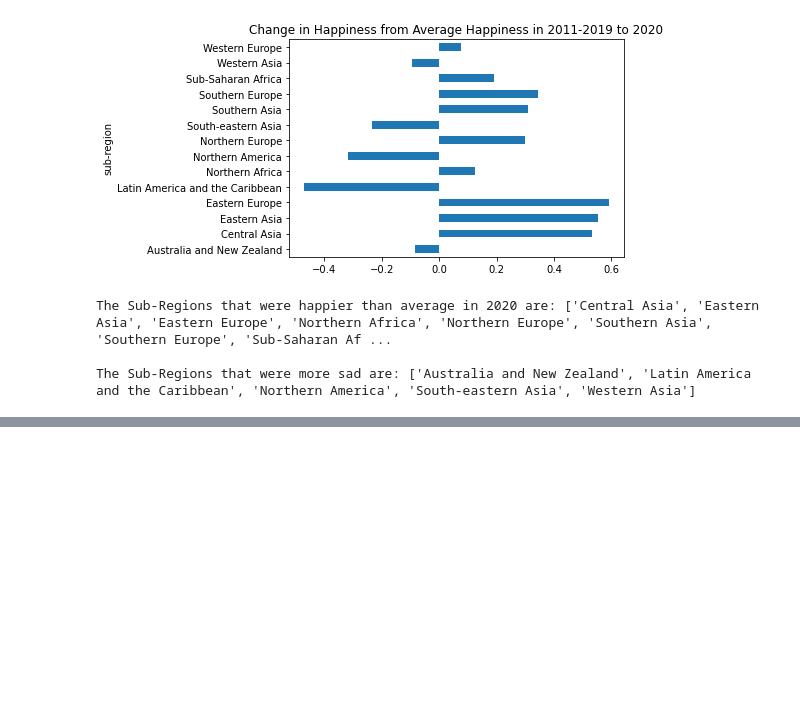
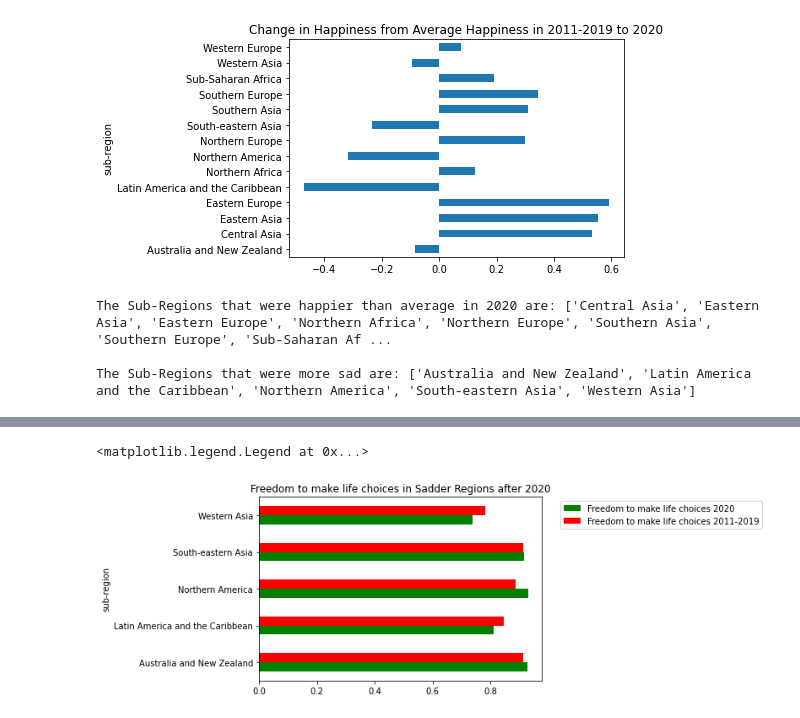
Before and after one commit to SimplyLizzy/FactorsOfHappinness, a Jupyter notebook: Avg Life Ladder vs. Sub-Region.ipynb, the cells around one changed output, grey strips where cells are left out. Drawn from its saved outputs; the diff is of its cells as text; code cells hidden in the pictures; blank space fills up the shorter version.

```diff
--- a/Avg Life Ladder vs. Sub-Region.ipynb
+++ b/Avg Life Ladder vs. Sub-Region.ipynb
@@ -155,0 +217,8 @@ The Sub-Regions that were more sad are: ['Australia and New Zealand', 'Latin Ame
+# %%
+
+sadder_regions_df.plot.barh(y = ['Freedom to make life choices_x', 'Freedom to make life choices_y'], color = ['green','red'])
+plt.title('Freedom to make life choices in Sadder Regions after 2020')
+plt.legend(['Freedom to make life choices 2020', 'Freedom to make life choices 2011-2019'], bbox_to_anchor=(1.05, 1), loc='upper left')
+# %% [output]
+<matplotlib.legend.Legend at 0x...>
+[figure, added]
```
Also changed, not shown: parts of 7 cells of this notebook, 1 other file.
